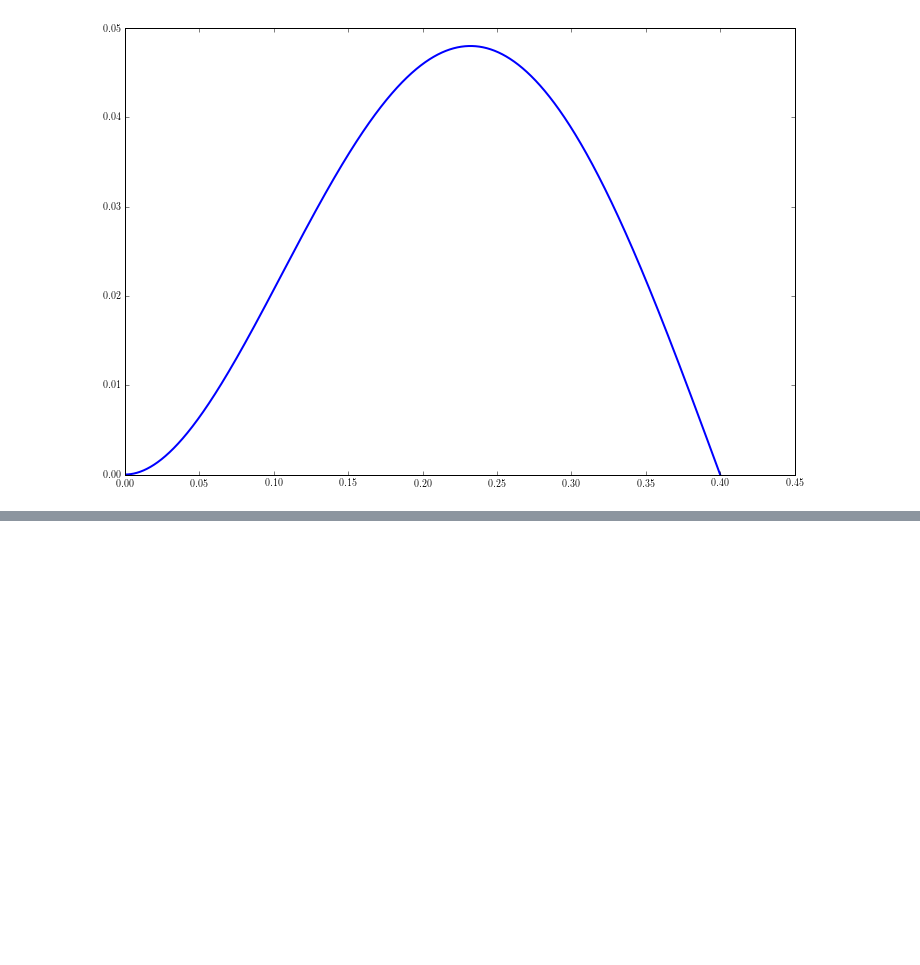
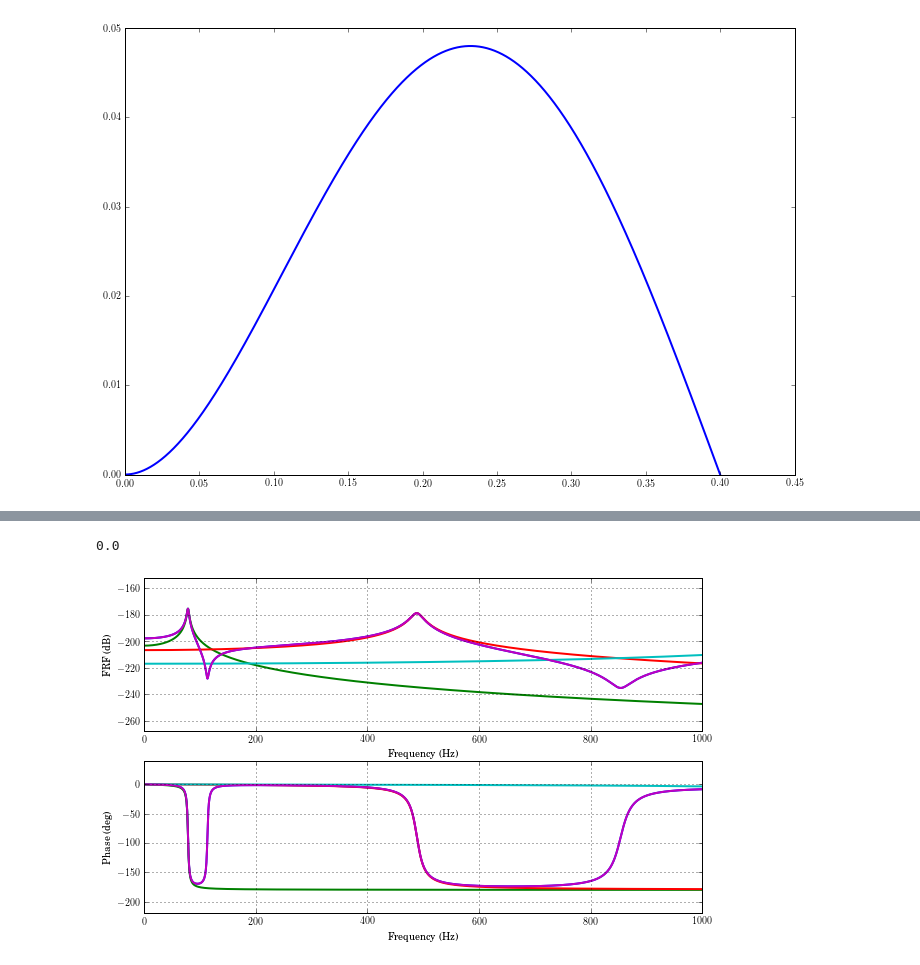
Before and after one commit to vibrationtoolbox/vibration_toolbox, a Jupyter notebook: vtoolbox Demos.ipynb, the cells around one changed output, grey strips where cells are left out. Cells and saved outputs as stored; diff of their text form; code cells hidden in the pictures; blank space fills up the shorter version.

```diff
--- a/vtoolbox Demos.ipynb
+++ b/vtoolbox Demos.ipynb
@@ -19,0 +56,7 @@ fout, H = euler_beam_frf()
+# %%
+%run vtoolbox
+fout, H11 = euler_beam_frf(xin = .1, xout = .1)
+frfplot(fout, H)
+# %% [output]
+0.0
+[figure, added]
```
Also changed, not shown: parts of 11 cells of this notebook, 3 other files.
